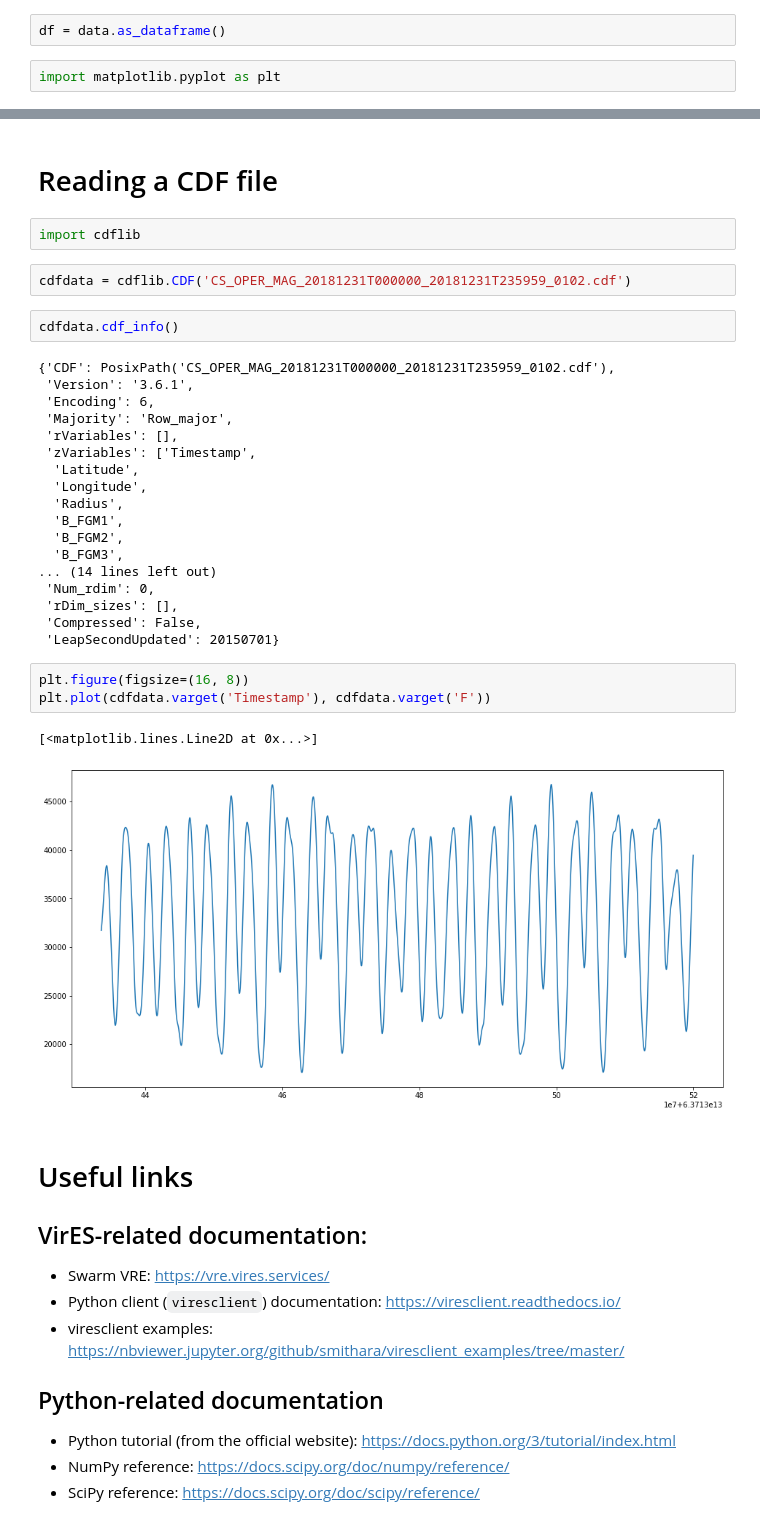
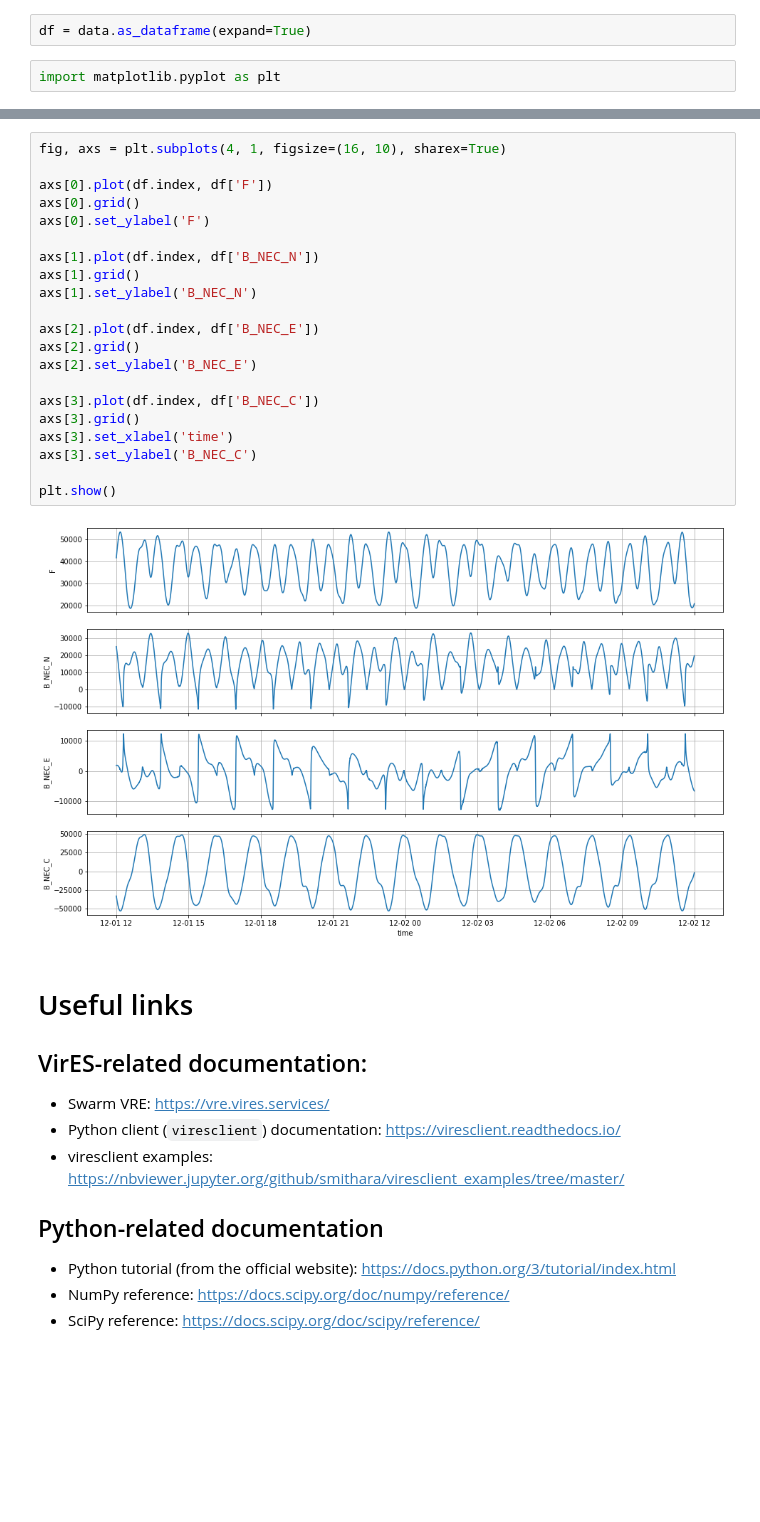
Before and after one commit to lmar76/swarmnb, a Jupyter notebook: demo.ipynb, the cells around one changed output, grey strips where cells are left out. Cells and saved outputs as stored; diff of their text form; blank space fills up the shorter version.

```diff
--- a/demo.ipynb
+++ b/demo.ipynb
@@ -202,6 +217,6 @@ Attributes:
 # %% [markdown]
 Plot returned data using *matplotlib*
 # %%
-df = data.as_dataframe()
+df = data.as_dataframe(expand=True)
 # %%
 import matplotlib.pyplot as plt
@@ -218,35 +223,26 @@ To register the converters:
-# %% [markdown]
-# Reading a CDF file
-# %%
-import cdflib
-# %%
-cdfdata = cdflib.CDF('CS_OPER_MAG_20181231T000000_20181231T235959_0102.cdf')
-# %%
-cdfdata.cdf_info()
-# %% [output]
-{'CDF': PosixPath('CS_OPER_MAG_20181231T000000_20181231T235959_0102.cdf'),
- 'Version': '3.6.1',
- 'Encoding': 6,
- 'Majority': 'Row_major',
- 'rVariables': [],
- 'zVariables': ['Timestamp',
-  'Latitude',
-  'Longitude',
-  'Radius',
-  'B_FGM1',
-  'B_FGM2',
-  'B_FGM3',
-... (14 lines left out)
- 'Num_rdim': 0,
- 'rDim_sizes': [],
- 'Compressed': False,
- 'LeapSecondUpdated': 20150701}
-# %%
-plt.figure(figsize=(16, 8))
-plt.plot(cdfdata.varget('Timestamp'), cdfdata.varget('F'))
-# %% [output]
-[<matplotlib.lines.Line2D at 0x...>]
-[figure, removed]
+# %%
+fig, axs = plt.subplots(4, 1, figsize=(16, 10), sharex=True)
+
+axs[0].plot(df.index, df['F'])
+axs[0].grid()
+axs[0].set_ylabel('F')
+
+axs[1].plot(df.index, df['B_NEC_N'])
+axs[1].grid()
+axs[1].set_ylabel('B_NEC_N')
+
+axs[2].plot(df.index, df['B_NEC_E'])
+axs[2].grid()
+axs[2].set_ylabel('B_NEC_E')
+
+axs[3].plot(df.index, df['B_NEC_C'])
+axs[3].grid()
+axs[3].set_xlabel('time')
+axs[3].set_ylabel('B_NEC_C')
+
+plt.show()
+# %% [output]
+[figure, added]
 # %% [markdown]
 # Useful links
 
```
Also changed, not shown: parts of 11 cells of this notebook.
